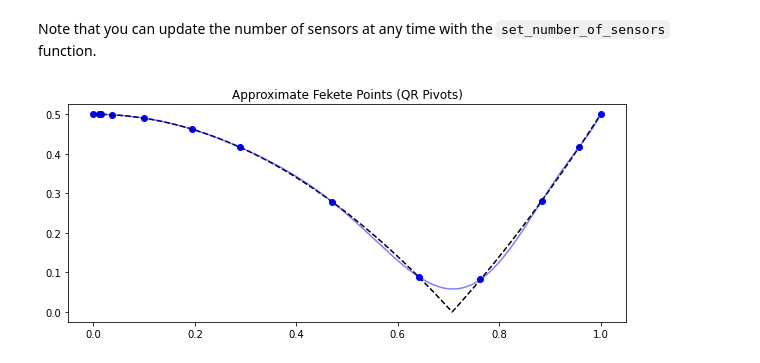
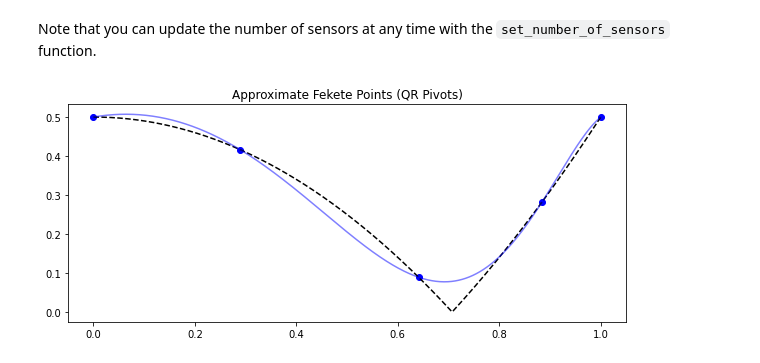
Before and after one commit to dynamicslab/pysensors, a Jupyter notebook: examples/vandermonde.ipynb, the cells around one changed output. Saved outputs shown, nothing was run; the diff lists cells and outputs as text; code cells hidden in the pictures.

```diff
--- a/examples/vandermonde.ipynb
+++ b/examples/vandermonde.ipynb
@@ -65,16 +65,16 @@ fig.show()
 # %% [markdown]
 Note that you can update the number of sensors at any time with the `set_number_of_sensors` function.
 # %%
-model.set_number_of_sensors(15)
+model.set_number_of_sensors(5)
 sensors = model.get_selected_sensors()
 
 pysense_interp = model.predict(f[sensors])
 
 fig, ax = plt.subplots(1, 1, figsize=(10, 4))
 ax.plot(x[sensors], f[sensors], 'bo')
 ax.plot(x, f, 'k--')
 ax.plot(x, pysense_interp, 'b-', alpha=0.5)
 ax.set(title='Approximate Fekete Points (QR Pivots)')
 fig.show()
 # %% [output]
-[figure, old version]
+[figure, new version]
```
Also changed, not shown: parts of 2 cells of this notebook.
